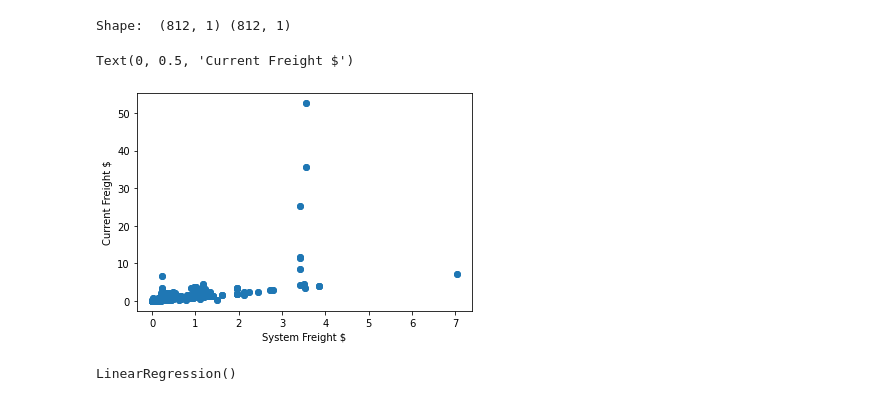
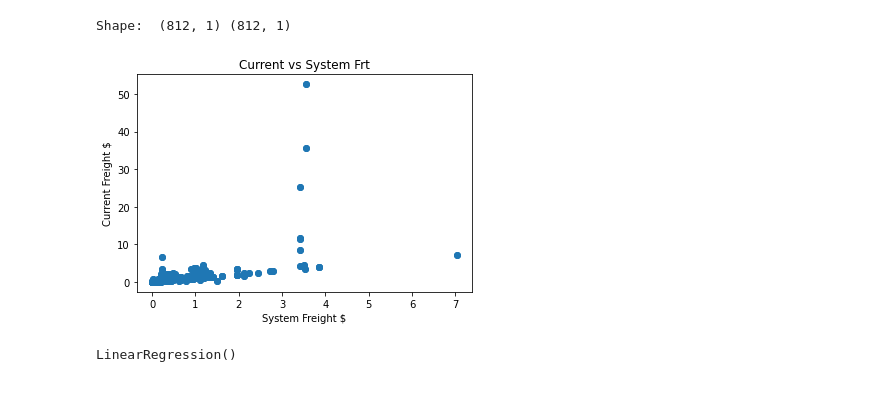
Before and after one commit to jinemec23/Final_Project, a Jupyter notebook: freight_analysis.ipynb, the cells around one changed output. Cells and saved outputs as stored; diff of their text form; code cells hidden in the pictures.

```diff
--- a/freight_analysis.ipynb
+++ b/freight_analysis.ipynb
@@ -233,10 +247,11 @@ Shape:  (812, 1) (812, 1)
 # %%
 plt.scatter(X2,y2)
 plt.xlabel("System Freight $")
 plt.ylabel("Current Freight $")
+plt.title("Current vs System Frt")
+plt.savefig('2021current_v_system.png')
 # %% [output]
-Text(0, 0.5, 'Current Freight $')
-[figure, old version]
+[figure, new version]
 # %%
 model2 = LinearRegression()
 model2.fit(X2,y2)
```
Also changed, not shown: parts of 10 cells of this notebook, 6 other files.
